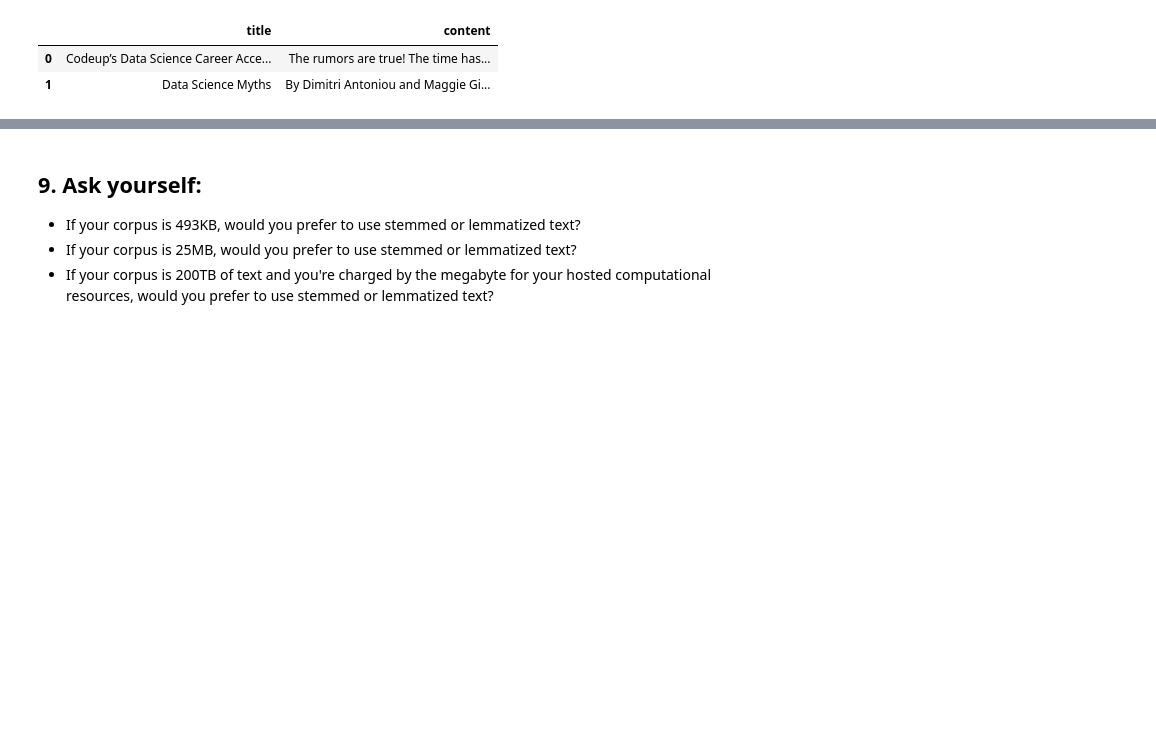
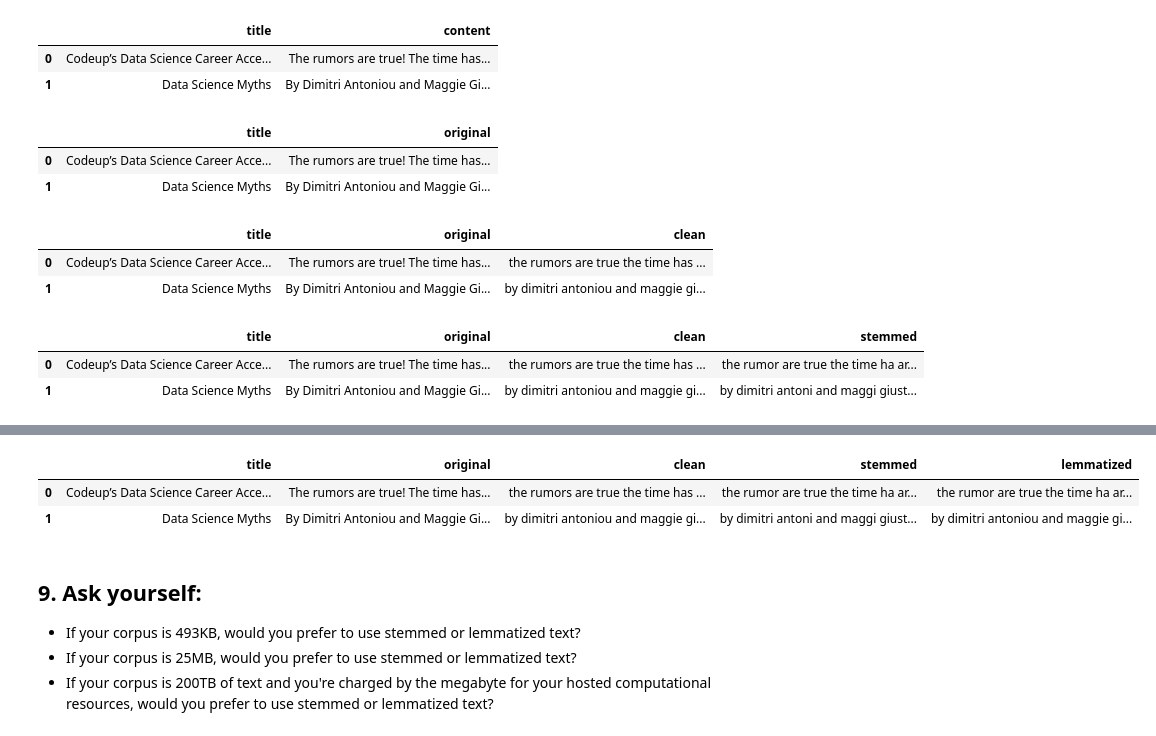
Before and after one commit to o0amandagomez0o/natural-language-processing, a Jupyter notebook: prepare_exercises.ipynb, the cells around one changed output, grey strips where cells are left out. Drawn from its saved outputs; the diff is of its cells as text; code cells hidden in the pictures; blank space fills up the shorter version.

```diff
--- a/prepare_exercises.ipynb
+++ b/prepare_exercises.ipynb
@@ -310,3 +310,28 @@ codeup_df.head(2)
 |  | title | content |
 | 0 | Codeup’s Data Science Career Acce... | The rumors are true! The time has... |
 | 1 | Data Science Myths | By Dimitri Antoniou and Maggie Gi... |
+# %%
+codeup_df = codeup_df.rename(columns={"content": "original"})
+codeup_df.head(2)
+# %% [output]
+|  | title | original |
+| 0 | Codeup’s Data Science Career Acce... | The rumors are true! The time has... |
+| 1 | Data Science Myths | By Dimitri Antoniou and Maggie Gi... |
+# %%
+codeup_df['clean'] = codeup_df.original.apply(p.basic_clean).apply(p.tokenize)
+codeup_df.head(2)
+# %% [output]
+|  | title | original | clean |
+| 0 | Codeup’s Data Science Career Acce... | The rumors are true! The time has... | the rumors are true the time has ... |
+| 1 | Data Science Myths | By Dimitri Antoniou and Maggie Gi... | by dimitri antoniou and maggie gi... |
+# %%
+codeup_df['stemmed'] = codeup_df.clean.apply(p.stem)
+codeup_df.head(2)
+# %% [output]
+|  | title | original | clean | stemmed |
+| 0 | Codeup’s Data Science Career Acce... | The rumors are true! The time has... | the rumors are true the time has ... | the rumor are true the time ha ar... |
+| 1 | Data Science Myths | By Dimitri Antoniou and Maggie Gi... | by dimitri antoniou and maggie gi... | by dimitri antoni and maggi giust... |
+# %%
+codeup_df['lemmatized'] = codeup_df.clean.apply(p.lemmatize)
+codeup_df.head(2)
+# %% [output]
@@ -313,3 +348,6 @@ codeup_df.head(2)
+|  | title | original | clean | stemmed | lemmatized |
+| 0 | Codeup’s Data Science Career Acce... | The rumors are true! The time has... | the rumors are true the time has ... | the rumor are true the time ha ar... | the rumor are true the time ha ar... |
+| 1 | Data Science Myths | By Dimitri Antoniou and Maggie Gi... | by dimitri antoniou and maggie gi... | by dimitri antoni and maggi giust... | by dimitri antoniou and maggie gi... |
 # %% [markdown]
 ## 9. Ask yourself:
 
```
Also changed, not shown: parts of 1 cell of this notebook.
